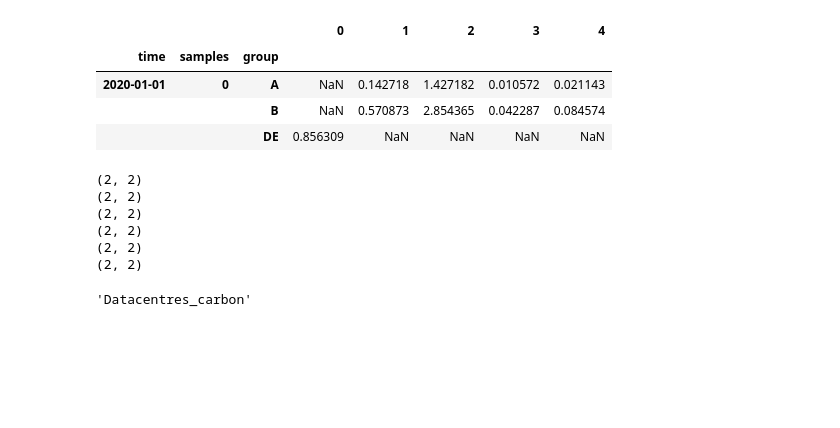
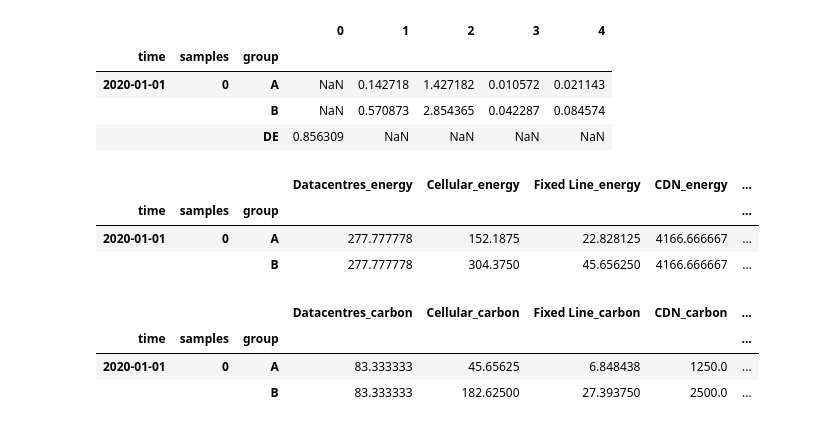
Before and after one commit to sust-cs-uob/eam-core, a Jupyter notebook: docs/ipynb/JamesPandasTesting.ipynb, the cells around one changed output. Drawn from its saved outputs; the diff is of its cells as text; code cells hidden in the pictures; blank space fills up the shorter version.

```diff
--- a/docs/ipynb/JamesPandasTesting.ipynb
+++ b/docs/ipynb/JamesPandasTesting.ipynb
@@ -299,31 +299,35 @@ df_index
 | 2020-01-01 | 0 | A | NaN | 0.142718 | 1.427182 | 0.010572 | 0.021143 |
 |  |  | B | NaN | 0.570873 | 2.854365 | 0.042287 | 0.084574 |
 |  |  | DE | 0.856309 | NaN | NaN | NaN | NaN |
-# %%
-countryres = load_series_from_files()
-
-times = pd.date_range('2020-01-01', '2020-01-01', freq='MS')
-sample_size = 1
-groups = ['A', 'B']
-iterables = [times, range(sample_size), groups]
-index_names = ['time', 'samples', 'group']
-
-df_multi_index = pd.MultiIndex.from_product(iterables, names=index_names)
-df_index_energy = pd.DataFrame(index=df_multi_index)
-df_index_carbon = pd.DataFrame(index=df_multi_index)
-
-for i in range(len(countryres)):
-    print(countryres[i].shape)
-    cols = countryres[0].columns
-    df_index_energy[cols[0][0]] = countryres[i][cols[0][0]]
-    df_index_carbon[cols[1][0]] = countryres[i][cols[0][0]]
-
-countryres[0].columns[1][0]
-# %% [output]
-(2, 2)
-(2, 2)
-(2, 2)
-(2, 2)
-(2, 2)
-(2, 2)
-'Datacentres_carbon'
+# %%
+countryres = load_series_from_files()
+
+times = pd.date_range('2020-01-01', '2020-01-01', freq='MS')
+sample_size = 1
+groups = ['A', 'B']
+iterables = [times, range(sample_size), groups]
+index_names = ['time', 'samples', 'group']
+
+df_multi_index = pd.MultiIndex.from_product(iterables, names=index_names)
+df_index_energy = pd.DataFrame(index=df_multi_index)
+df_index_carbon = pd.DataFrame(index=df_multi_index)
+
+for i in range(len(countryres)):
+    # print(countryres[i].shape)
+    cols = countryres[i].columns
+    df_index_energy[cols[0][0]] = countryres[i][cols[0][0]]
+    df_index_carbon[cols[1][0]] = countryres[i][cols[1][0]]
+# %%
+df_index_energy
+# %% [output]
+|  |  |  | Datacentres_energy | Cellular_energy | Fixed Line_energy | CDN_energy | ... |
+| time | samples | group |  |  |  |  | ... |
+| 2020-01-01 | 0 | A | 277.777778 | 152.1875 | 22.828125 | 4166.666667 | ... |
+|  |  | B | 277.777778 | 304.3750 | 45.656250 | 4166.666667 | ... |
+# %%
+df_index_carbon
+# %% [output]
+|  |  |  | Datacentres_carbon | Cellular_carbon | Fixed Line_carbon | CDN_carbon | ... |
+| time | samples | group |  |  |  |  | ... |
+| 2020-01-01 | 0 | A | 83.333333 | 45.65625 | 6.848438 | 1250.0 | ... |
+|  |  | B | 83.333333 | 182.62500 | 27.393750 | 2500.0 | ... |
```
Also changed, not shown: parts of 3 cells of this notebook, 8 other files.
